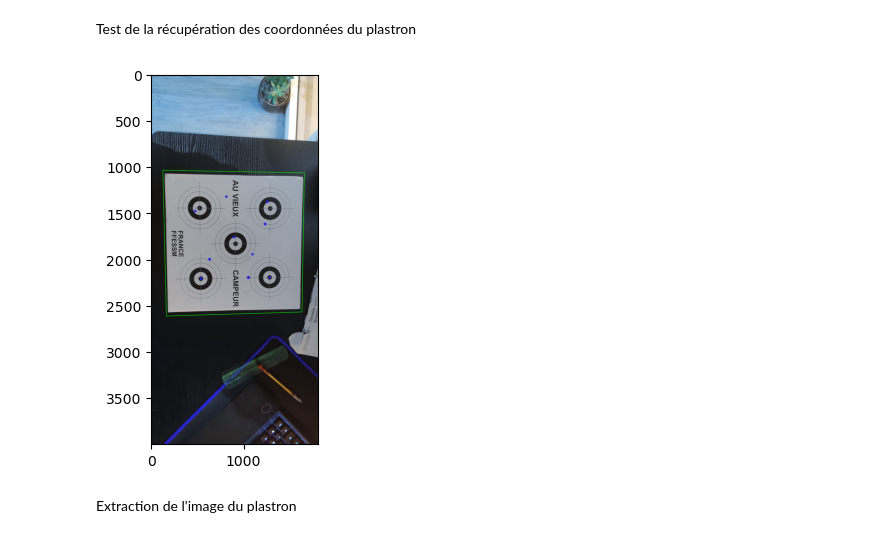
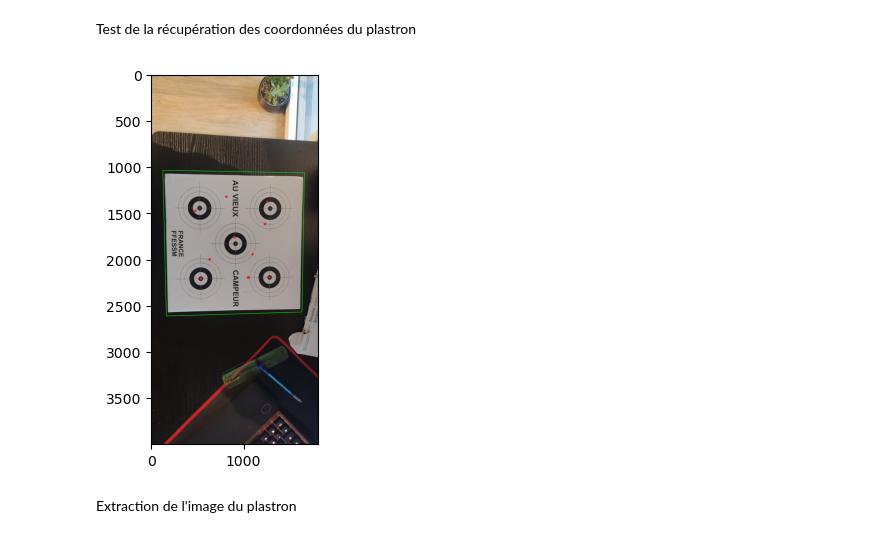
Before and after one commit to subvision-soft/documentation, a Jupyter notebook: algorithm-demo.ipynb, the cells around one changed output. Drawn from its saved outputs; the diff is of its cells as text; code cells hidden in the pictures.

Commit message:
Ajout de la focntion utilitaire show_image

```diff
--- a/algorithm-demo.ipynb
+++ b/algorithm-demo.ipynb
@@ -15,3 +17,10 @@ PICTURE_SIZE_SHEET_DETECTION = 1000
+# %%
+def show_image(image: ndarray, cmap: str = None,title: str = None):
+    # Convert BGR to RGB
+    image = cv.cvtColor(image, cv.COLOR_BGR2RGB)
+    plt.imshow(image, cmap=cmap)
+    plt.title(title)
+    plt.show()
 # %% [markdown]
 Positions des visuels sur le plastron
 # %%
@@ -101,31 +110,30 @@ Test de la récupération des coordonnées du plastron
 # %%
 image = cv.imread('images/sheet.jpg')
 coordinates = get_sheet_coordinates(image)
 
 
 def draw_sheet_detection_contour(image, coordinates):
     coordinates_len = len(coordinates)
     for i in range(coordinates_len):
         cv.line(image, coordinates[i], coordinates[(i + 1) % coordinates_len], (0, 255, 0), 3)
 
 
 def percentage_to_coordinates(percentage_coordinates, width, height):
     coordinates = []
     for percentage_coordinate in percentage_coordinates:
         coordinates.append((int(percentage_coordinate[0] * width), int(percentage_coordinate[1] * height)))
     return coordinates
 
 
 if coordinates is not None:
     height, width, _ = image.shape
     real_coordinates = percentage_to_coordinates(coordinates, width, height)
     draw_sheet_detection_contour(image, real_coordinates)
-    plt.imshow(image)
-    plt.show()
+    show_image(image)
 else:
     print('No coordinates found')
 # %% [output]
-[figure, old version]
+[figure, new version]
 # %% [markdown]
 Extraction de l'image du plastron
 # %%
```
Also changed, not shown: parts of 5 cells of this notebook.
